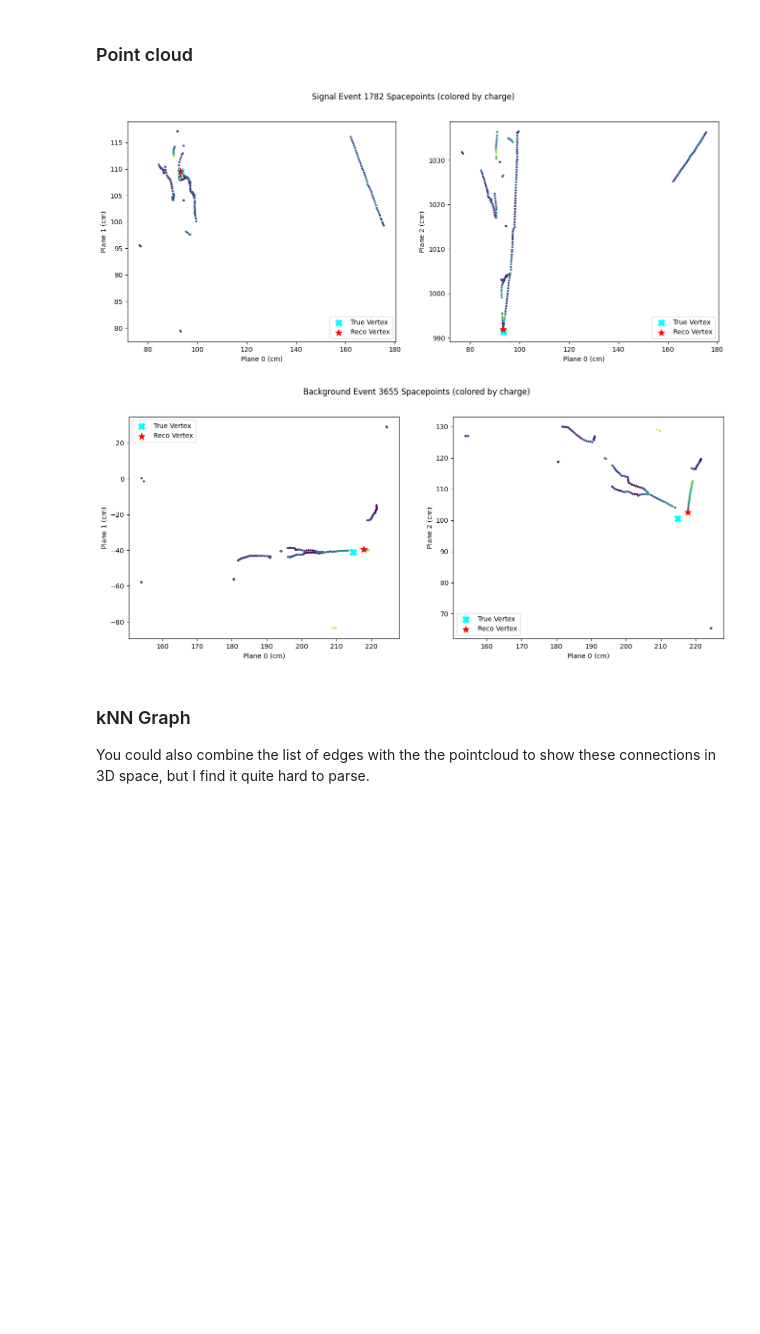
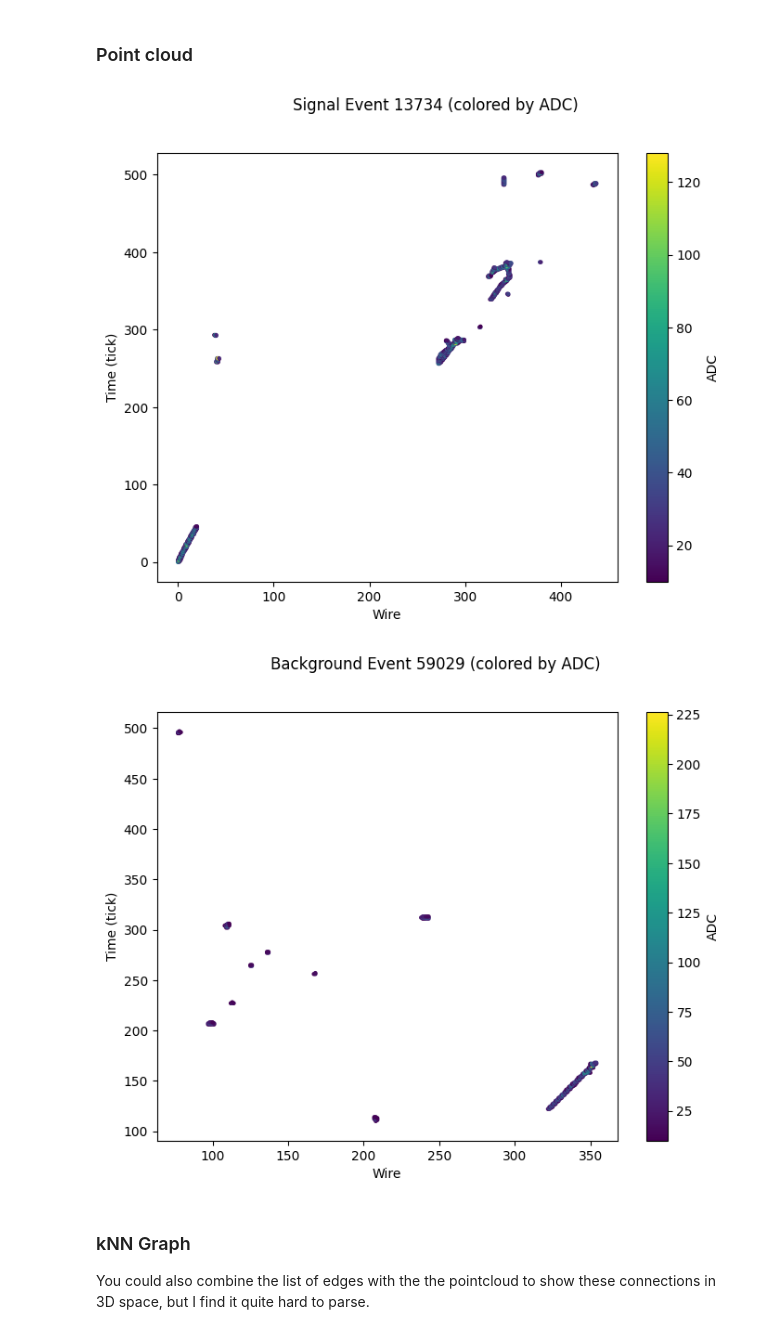
Before and after one commit to JSL0328/Dark_Trident_GNN, a Jupyter notebook: gnn_example.ipynb, the cells around one changed output. Saved outputs shown, nothing was run; the diff lists cells and outputs as text; code cells hidden in the pictures; blank space fills up the shorter version.

Commit message:
update gnn_example after colab run

```diff
--- a/gnn_example.ipynb
+++ b/gnn_example.ipynb
@@ -41,7 +65,7 @@ Using CPU
 # %% [markdown]
 ## Defining files and loading spacepoints
 # %%
-signal_name = "/exp/uboone/data/users/jbateman/workdir/DarkNews/Trident/SURPRISE/trident_SURPRISE_big_wirecell.root"
-background_name = "/exp/uboone/data/users/jbateman/workdir/DarkNews/newSamplesWCepem/mcc910/checkout_MCC9.10_Run4b_v10_04_07_09_BNB_NC_pi0_overlay_surprise_reco2_hist.root"
+drive.mount('/content/drive')
 
-nentries = 5000 #
+training_file = "/content/drive/MyDrive/Colab Notebooks/MPID_training_set_full.h5"
+test_file = "/content/drive/MyDrive/Colab Notebooks/MPID_test_set_full.h5"
@@ -188,55 +94,32 @@ Number of events after generic cut: 3662
 # %% [markdown]
 ### Point cloud
 # %%
-sig_event_index = 1782 # np.random.randint(0, len(signal_spacepoints_df))
-bkg_event_index = 3655 # np.random.randint(0, len(background_spacepoints_df))
+import random
+sig_indices = [i for i, d in enumerate(all_data) if d['label'] == 1]
+bkg_indices = [i for i, d in enumerate(all_data) if d['label'] == 0]
 
-planes_to_plot = [0, 1, ] # pair of either x, y or z (0, 1, or 2)
+sig_event_index = random.choice(sig_indices)
+bkg_event_index = random.choice(bkg_indices)
 
-def plot_spacepoints(df, event_index, spacepoint_type='recchargeblob', title_prefix=''):
+def plot_spacepoints(data_list, event_index, title_prefix=''):
+    sp = data_list[event_index]['spacepoints']
+    wire = sp[:, 0]
+    time = sp[:, 1]
+    charge = sp[:, 2]
 
-    spacepoints = df.iloc[event_index][f'T{spacepoint_type}_spacepoints_x'], df.iloc[event_index][f'T{spacepoint_type}_spacepoints_y'], df.iloc[event_index][f'T{spacepoint_type}_spacepoints_z']
-    charge = df.iloc[event_index][f'Trecchargeblob_spacepoints_q']
+    fig, ax = plt.subplots(1, 1, figsize=(8, 6))
+    sc = ax.scatter(wire, time, c=charge, cmap='viridis', s=5)
+    plt.colorbar(sc, ax=ax, label='ADC')
+    ax.set_xlabel('Wire')
+    ax.set_ylabel('Time (tick)')
+    fig.suptitle(f'{title_prefix} Event {event_index} (colored by ADC)')
+    plt.show()
 
-    true_vtx = (df.iloc[event_index]['truth_vtxX'], df.iloc[event_index]['truth_vtxY'], df.iloc[event_index]['truth_vtxZ'])
-    reco_vtx = (df.iloc[event_index]['reco_nuvtxX'], df.iloc[event_index]['reco_nuvtxY'], df.iloc[event_index]['reco_nuvtxZ'])
-
-    # Trident events don't have a proper true vertex assigned, so we find the outgoing neutrino ourselves
-    if true_vtx[0] == 0 and true_vtx[1] == 0 and true_vtx[2] == 0:
-        truth_pdg = np.array(df.iloc[event_index]['truth_pdg'])
-        neutrino_index= np.argwhere((truth_pdg == 12) | (truth_pdg == -12) | (truth_pdg == 14) | (truth_pdg == -14) | (truth_pdg == 16) | (truth_pdg == -16))[0]
-        if neutrino_index.size > 0:
-            truth_start = df.iloc[event_index]['truth_startXYZT'][neutrino_index[0]]
-            true_vtx = (truth_start[0], truth_start[1], truth_start[2])
-        else:
-            print("No neutrino found in truth information for this event.")
-            true_vtx = (np.nan, np.nan, np.nan)
-
-    planes_left = [0, 1]
-    planes_right = [0, 2]
-    planes_to_plot = [planes_left, planes_right]
-
-    fig, ax = plt.subplots(1, 2, figsize=(16, 6))
-    for i in range(len(planes_to_plot)):
-        plane_1 = spacepoints[planes_to_plot[i][0]]
-        plane_2 = spacepoints[planes_to_plot[i][1]]
-
-        ax[i].scatter(plane_1, plane_2, c=charge, cmap='viridis', s=5)
-        ax[i].scatter(true_vtx[planes_to_plot[i][0]], true_vtx[planes_to_plot[i][1]], c='cyan', marker='X', s=100, label='True Vertex')
-        ax[i].scatter(reco_vtx[planes_to_plot[i][0]], reco_vtx[planes_to_plot[i][1]], c='red', marker='*', s=100, label='Reco Vertex')
-        ax[i].legend()
-        ax[i].set_xlabel(f'Plane {planes_to_plot[i][0]} (cm)')
-        ax[i].set_ylabel(f'Plane {planes_to_plot[i][1]} (cm)')
-
-    fig.suptitle(f'{title_prefix} Event {event_index} Spacepoints (colored by charge)')
-
-    fig.show()
-
-plot_spacepoints(signal_spacepoints_df, sig_event_index, spacepoint_type=spacepoint_type, title_prefix='Signal')
-plot_spacepoints(background_spacepoints_df, bkg_event_index, spacepoint_type=spacepoint_type, title_prefix='Background')
+plot_spacepoints(all_data, sig_event_index, title_prefix='Signal')
+plot_spacepoints(all_data, bkg_event_index, title_prefix='Background')
 # %% [output]
-[figure, old version]
+[figure, new version]
-[figure, old version]
+[figure, new version]
 # %% [markdown]
 ### kNN Graph
 
```
Also changed, not shown: parts of 15 cells of this notebook, 1 other file.
